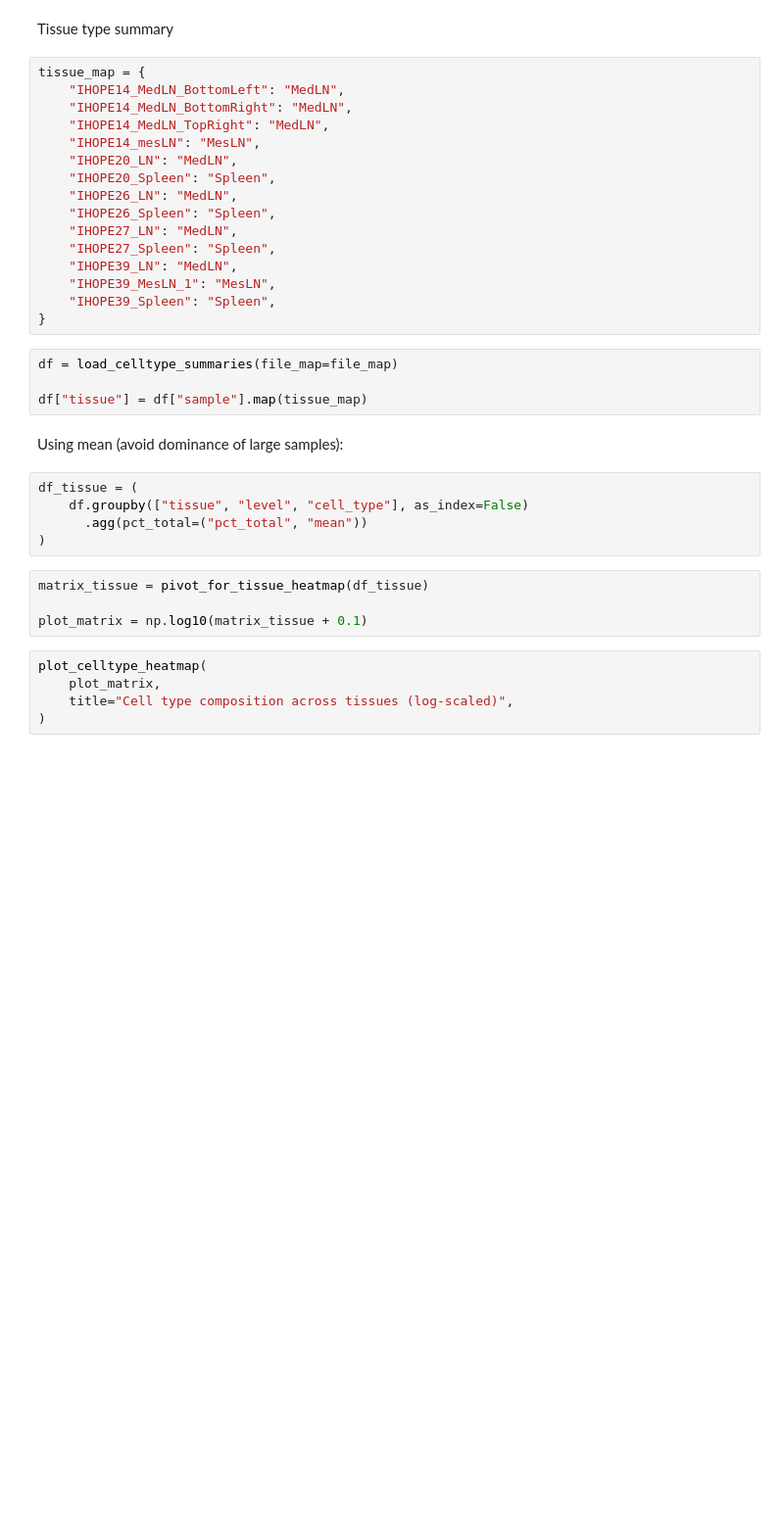
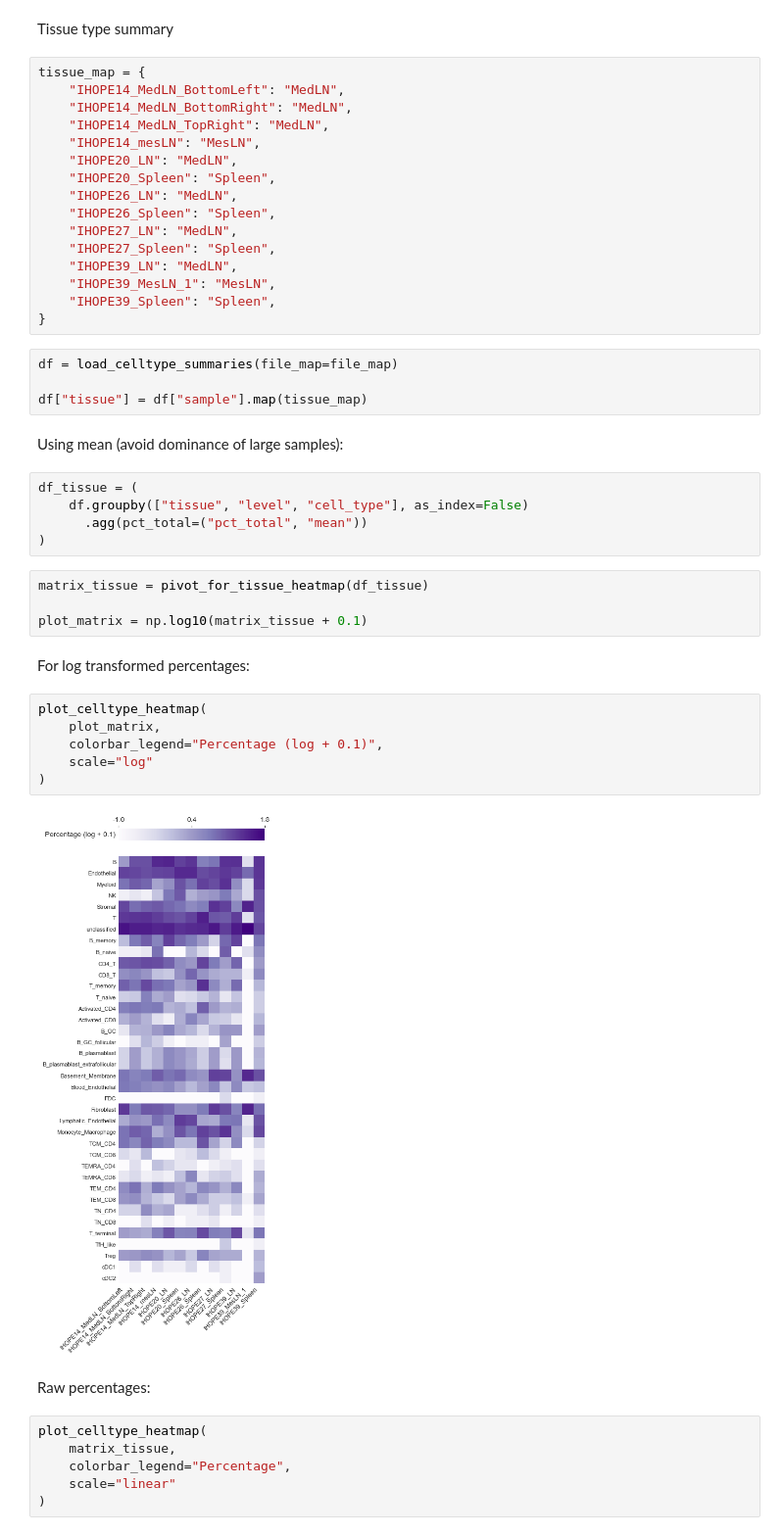
Before and after one commit to EmmyRamsesBerg/IHOPE_SpatialProteomics, a Jupyter notebook: notebooks/Sample_comparison_IHOPE.ipynb, the cells around one changed output. Shown at 98% size. Drawn from its saved outputs; the diff is of its cells as text; blank space fills up the shorter version.

```diff
--- a/notebooks/Sample_comparison_IHOPE.ipynb
+++ b/notebooks/Sample_comparison_IHOPE.ipynb
@@ -111,8 +162,21 @@ df_tissue = (
 matrix_tissue = pivot_for_tissue_heatmap(df_tissue)
 
 plot_matrix = np.log10(matrix_tissue + 0.1)
+# %% [markdown]
+For log transformed percentages:
 # %%
 plot_celltype_heatmap(
     plot_matrix,
-    title="Cell type composition across tissues (log-scaled)",
+    colorbar_legend="Percentage (log + 0.1)",
+    scale="log"
 )
+# %% [output]
+[figure, added]
+# %% [markdown]
+Raw percentages:
+# %%
+plot_celltype_heatmap(
+    matrix_tissue,
+    colorbar_legend="Percentage",
+    scale="linear"
+)
```
Also changed, not shown: parts of 15 cells of this notebook, 1 other file.
